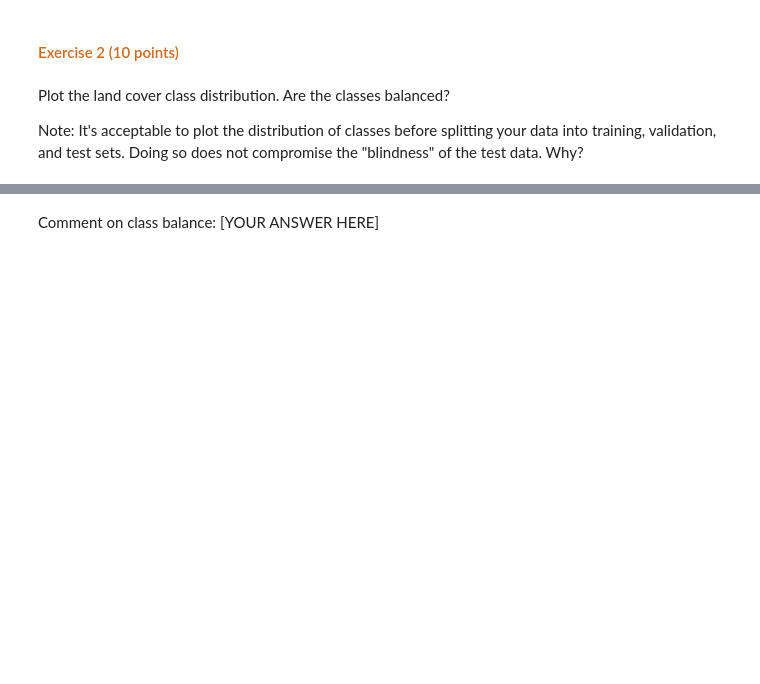
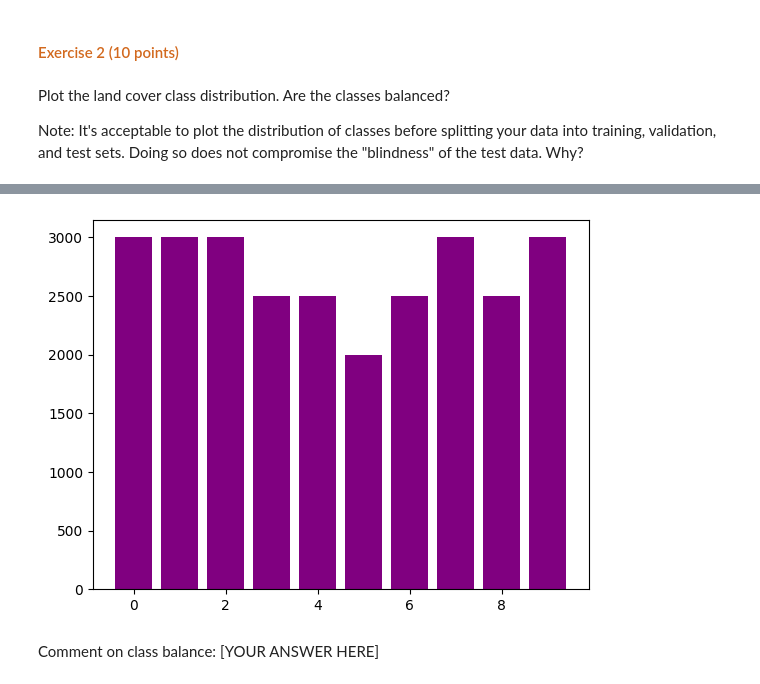
Before and after one commit to dabingougou/207, a Jupyter notebook: week_7/07 Decision Forests.ipynb, the cells around one changed output, grey strips where cells are left out. Drawn from its saved outputs; the diff is of its cells as text; code cells hidden in the pictures; blank space fills up the shorter version.

```diff
--- a/week_7/07 Decision Forests.ipynb
+++ b/week_7/07 Decision Forests.ipynb
@@ -97,6 +105,33 @@ def load_data(path_to_data):
     ## load images and labels
     # FILL IN CODE HERE #
 
+    # First create empty lists - which will be turned into np arrs after loading
+    img_list = []
+    label_list = []
+
+    # Outer: loop through DATA_PATH - EuroSAT folder
+    for f in os.listdir(path_to_data):
+        # Inner: for each label folder, loop through the img files
+        for i in os.listdir(os.path.join(path_to_data, f)):
+
+            # Load the image and specifying the size
+            img = load_img(os.path.join(path_to_data, f, i),
+                           target_size=(64, 64))
+
+            # Convert image file to np arr
+            img_arr = img_to_array(img)
+
+            # Add image and label to the list
+            img_list.append(img_arr)
+            # Split the image file name twice to get to the label, and convert to lowercase for consistency
+            label_list.append(i.split('.')[0].split('_')[0].lower())
+
+    # Convert lists to np arrays
+    images = np.array(img_list)
+    labels = LabelEncoder().fit_transform(label_list)
+
+#    labels = np.array(label_list)
+
     return images, labels
 # %%
 # Load images and labels. Print shapes
@@ -116,5 +251,21 @@ Note: It's acceptable to plot the distribution of classes before splitting your
+# %%
+unique_labels, counts = np.unique(labels, return_counts=True)
+counts
+
+class_names = [label_mapping[i] for i in unique_labels]
 # %%
 # FILL IN CODE HERE #
+
+
+fig, ax = plt.subplots()
+
+ax.bar(unique_labels,counts,
+       color='purple')
+
+
+plt.show()
+# %% [output]
+[figure, added]
 # %% [markdown]
 Comment on class balance: [YOUR ANSWER HERE]
 # %% [markdown]
```
Also changed, not shown: parts of 8 cells of this notebook, 2 other files.
